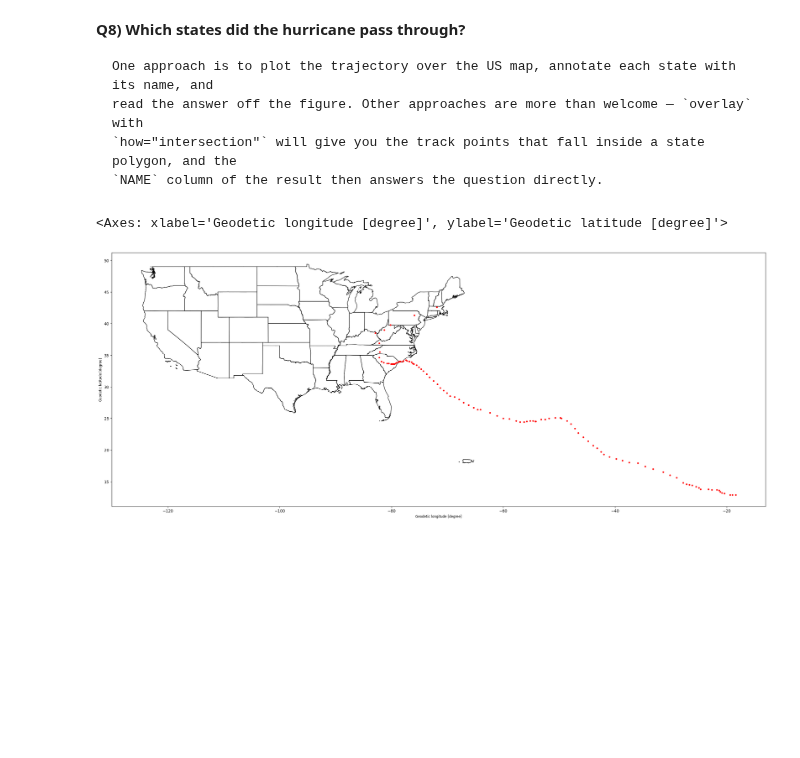
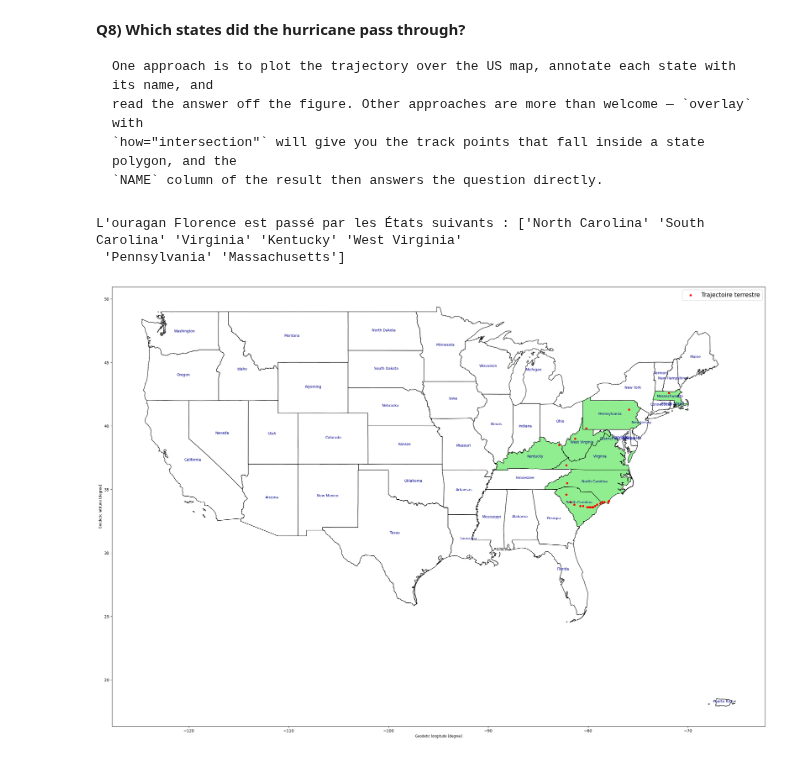
Before and after one commit to fiona-crdt/2026_Intro_Python, a Jupyter notebook: live/part-I/1.6-geospatial-vector-data-environmental-exercises.ipynb, the cells around one changed output. Cells and saved outputs as stored; diff of their text form; code cells hidden in the pictures; blank space fills up the shorter version.

```diff
--- a/live/part-I/1.6-geospatial-vector-data-environmental-exercises.ipynb
+++ b/live/part-I/1.6-geospatial-vector-data-environmental-exercises.ipynb
@@ -192,10 +192,40 @@ read the answer off the figure. Other approaches are more than welcome — `over
 # select the hurricane trajectory points inside the US boundary with the overlay operation, then
 # plot the hurricane trajectory inside the US boundary
 
-ax = country[~country.NAME.isin(["Alaska", "Hawaii"])].plot(figsize=(30, 20), color="white", edgecolor="black")
-plt.annotate=country.NAME
+ax = country[~country.NAME.isin(["Alaska", "Hawaii"])].plot(figsize=(30, 20), color="white", edgecolor="black").annotate.country.NAME
 gdf_florence.plot(ax=ax, color="red", markersize=10)
 gpd.overlay(country, gdf_florence, how="intersection").plot(ax=ax, color="red", markersize=10)
-# %% [output]
-<Axes: xlabel='Geodetic longitude [degree]', ylabel='Geodetic latitude [degree]'>
-[figure, removed]
+# %%
+# 1. Filtrer les États continentaux
+etats_continentaux = country[~country.NAME.isin(["Alaska", "Hawaii"])].copy()
+
+# 2. Identifier les États traversés par l'ouragan à l'aide d'une jointure spatiale
+points_interieur = gpd.sjoin(gdf_florence, etats_continentaux, how="inner", predicate="intersects")
+etats_traverses = points_interieur["NAME"].unique()
+
+# 3. Ajouter une colonne pour définir la couleur de chaque État
+etats_continentaux["couleur"] = etats_continentaux["NAME"].apply(
+    lambda x: "#90ee90" if x in etats_traverses else "white"
+)
+
+# 4. Tracer la carte avec les États traversés colorés et légendés
+ax = etats_continentaux.plot(
+    figsize=(30, 20),
+    color=etats_continentaux["couleur"],
+    edgecolor="black"
+)
+
+# 5. Annoter chaque État de manière simplifiée avec .apply()
+etats_continentaux.apply(lambda row: ax.annotate(text=row.NAME, xy=(row.geometry.centroid.x, row.geometry.centroid.y), ha='center', fontsize=9, color="darkblue"), axis=1)
+
+# 6. Tracer les points de la trajectoire sur terre
+points_interieur.plot(ax=ax, color="red", markersize=20, label="Trajectoire terrestre")
+
+# 7. Afficher les États traversés
+print("L'ouragan Florence est passé par les États suivants :", etats_traverses)
+plt.legend(loc="upper right", fontsize=15)
+plt.show()
+# %% [output]
+L'ouragan Florence est passé par les États suivants : ['North Carolina' 'South Carolina' 'Virginia' 'Kentucky' 'West Virginia'
+ 'Pennsylvania' 'Massachusetts']
+[figure, added]
```
Also changed, not shown: parts of 3 cells of this notebook.
